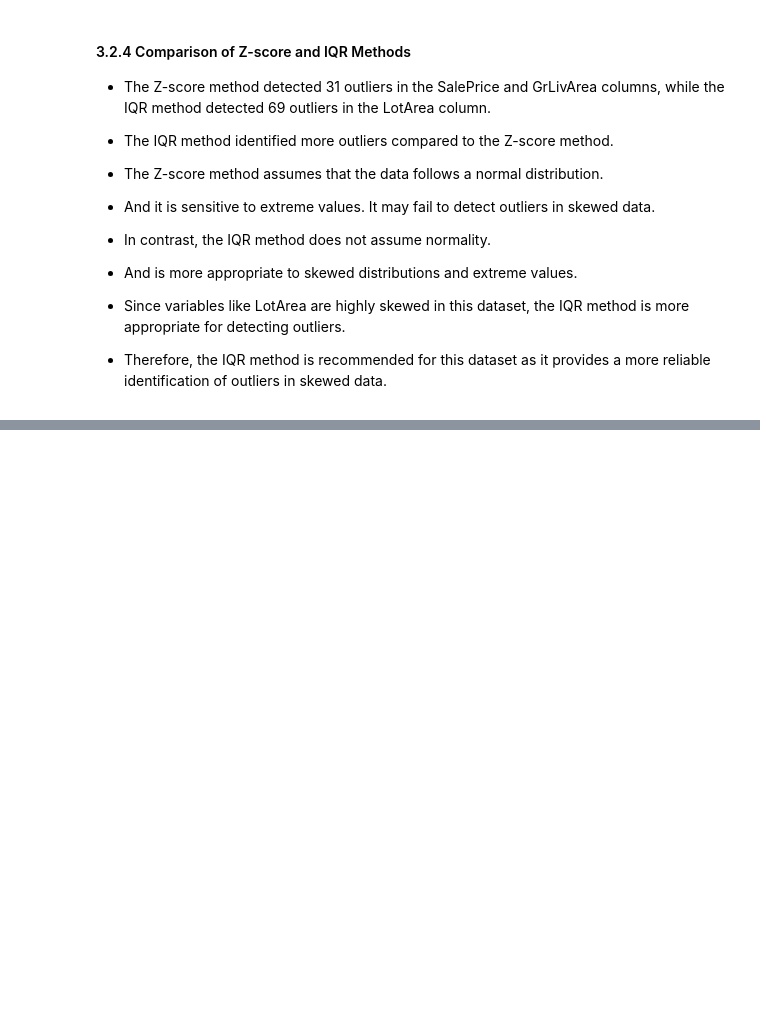
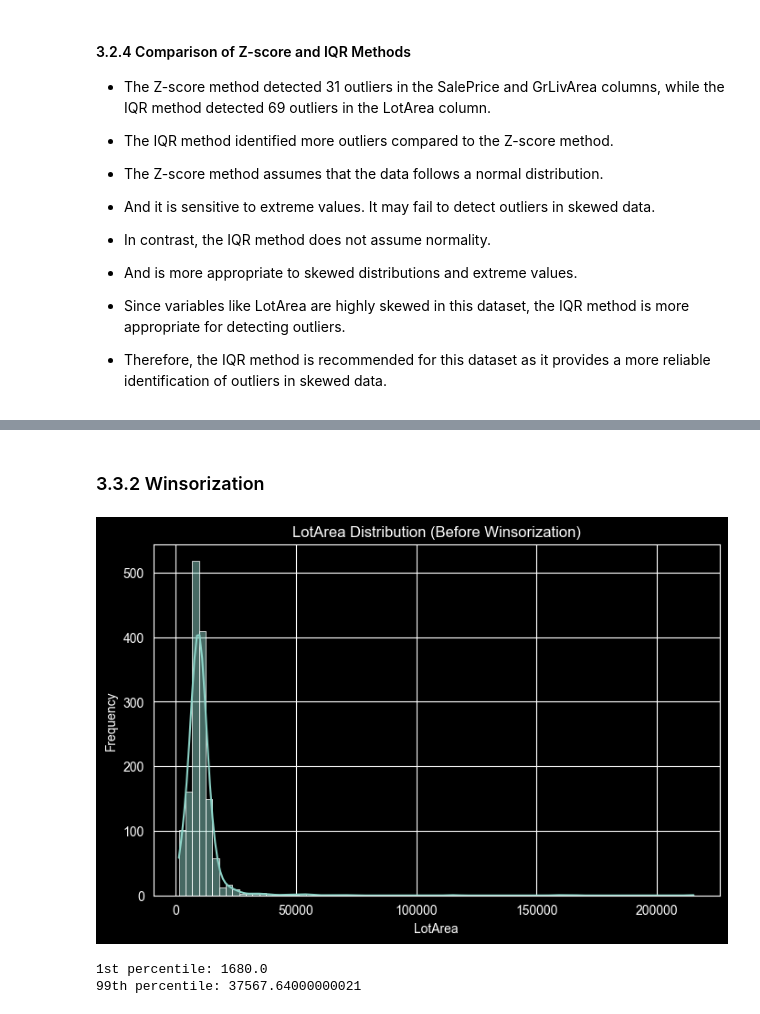
Before and after one commit to pinithasavidya617/pandas-data-analysis-practice, a Jupyter notebook: Data Processing Project/ames_analysis.ipynb, the cells around one changed output, grey strips where cells are left out. Saved outputs shown, nothing was run; the diff lists cells and outputs as text; code cells hidden in the pictures; blank space fills up the shorter version.

```diff
--- a/Data Processing Project/ames_analysis.ipynb
+++ b/Data Processing Project/ames_analysis.ipynb
@@ -724,0 +757,21 @@ Number of outliers: 69
+# %% [markdown]
+### 3.3.2 Winsorization
+# %%
+plt.figure(figsize=(8, 5))
+sns.histplot(df['LotArea'], kde=True)
+plt.title("LotArea Distribution (Before Winsorization)")
+plt.xlabel("LotArea")
+plt.ylabel("Frequency")
+
+plt.show()
+# %% [output]
+[figure, added]
+# %%
+lower = df['LotArea'].quantile(0.01)
+upper = df['LotArea'].quantile(0.99)
+
+print("1st percentile:", lower)
+print("99th percentile:", upper)
+# %% [output]
+1st percentile: 1680.0
+99th percentile: 37567.64000000021
```
Also changed, not shown: parts of 10 cells of this notebook.
